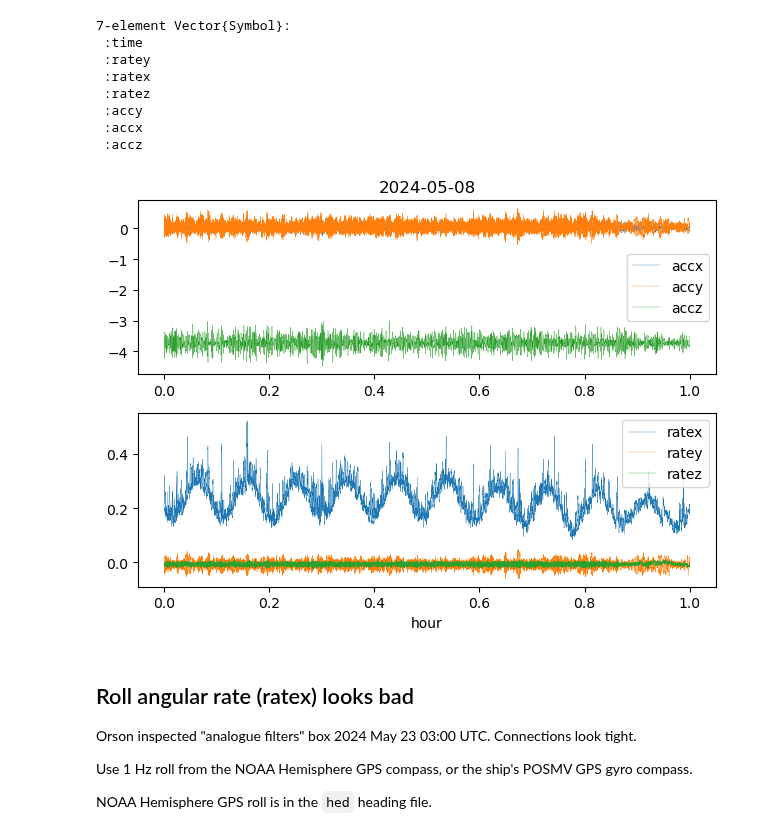
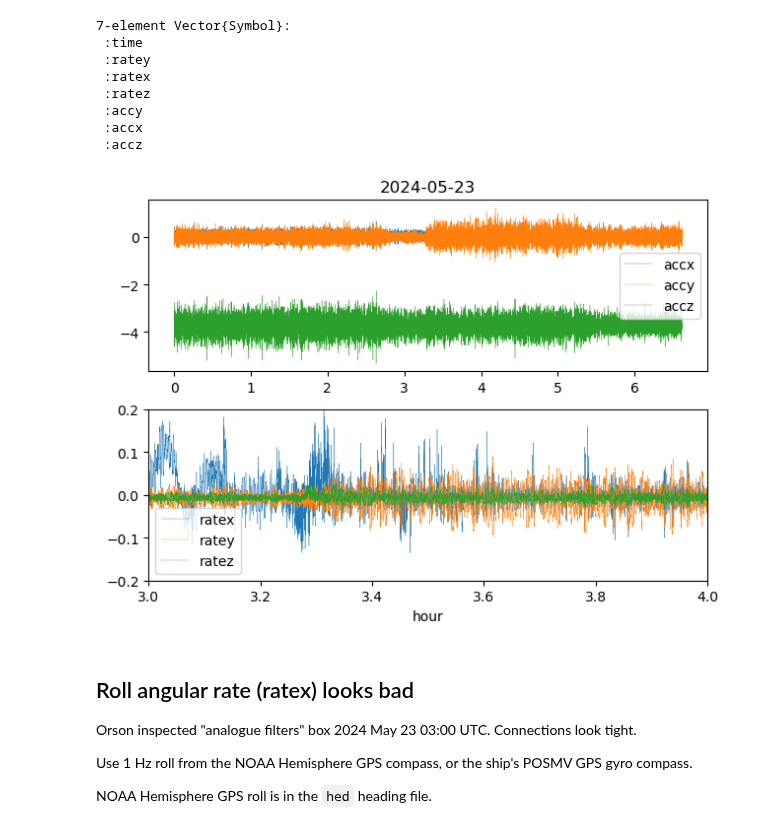
Before and after one commit to deszoeke/ASTRAL-mast, a Jupyter notebook: read_mot.ipynb, the cells around one changed output. Saved outputs shown, nothing was run; the diff lists cells and outputs as text; code cells hidden in the pictures.

```diff
--- a/read_mot.ipynb
+++ b/read_mot.ipynb
@@ -240,29 +235,32 @@ motkeys = [:time,
  :accx
  :accz
 # %%
-dt = DateTime(2024,5,8,0,0,0)
+dt = Date(2024,5,23)
 Mot = read_das_dict(get_das_pathfiles("mot", dt), motkeys; ncolumn=length(motkeys)-1)
 dh = m2n.(decimal_hour.( Mot[:time] ))
 dtf = Dates.format(Mot[:time][5], dateformat"yyyy-mm-dd")
 
 clf
 subplot(2,1,1)
 for k in [:accx, :accy, :accz]
     plot(dh, Mot[k], label=String(k), linewidth=0.25)
 end
 legend(frameon="false")
 title(dtf)
 
 subplot(2,1,2)
 for k in [:ratex, :ratey, :ratez]
     plot(dh, Mot[k], label=String(k), linewidth=0.25)
 end
 legend(frameon="false")
 xlabel("hour")
 
 tight_layout()
+xlim([3,4])
+ylim([-0.2, 0.2])
+savefig("mot_fix_20240523_03.png")
 # %% [output]
-[figure, old version]
+[figure, new version]
 # %% [markdown]
 ## Roll angular rate (ratex) looks bad
 Orson inspected "analogue filters" box 2024 May 23 03:00 UTC.
```
Also changed, not shown: parts of 1 cell of this notebook, 13 other files.
